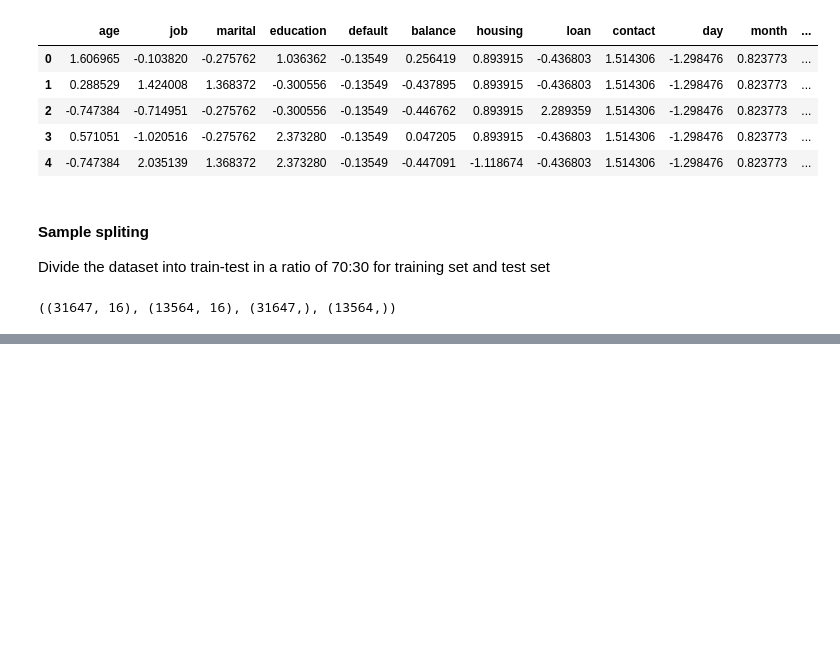
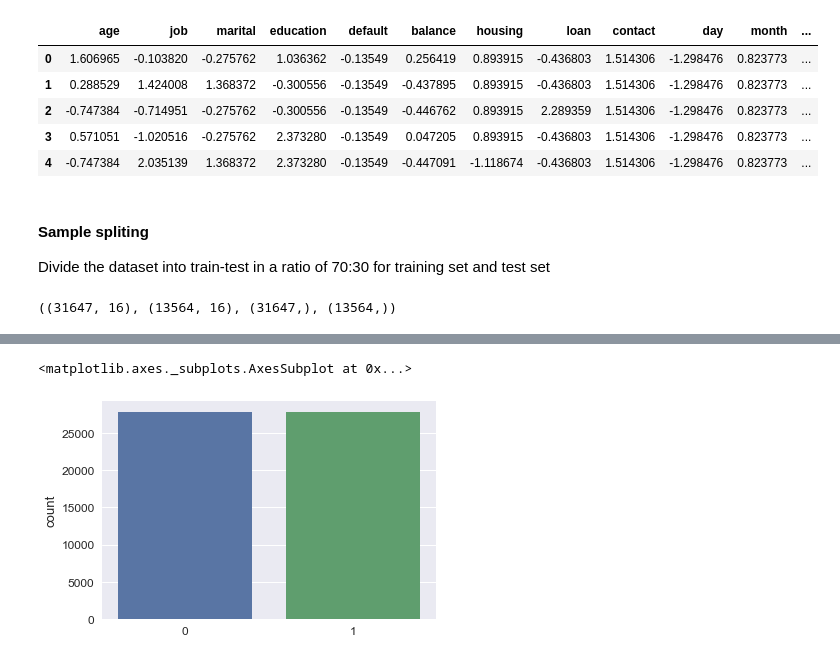
Before and after one commit to theakshaydas/PGP-AIML, a Jupyter notebook: CaseStudies/06-EnsembleMethod-TermDepositSale/Ensemble Methods - Term Deposit Sale.ipynb, the cells around one changed output, grey strips where cells are left out. Cells and saved outputs as stored; diff of their text form; code cells hidden in the pictures; blank space fills up the shorter version.

```diff
--- a/CaseStudies/06-EnsembleMethod-TermDepositSale/Ensemble Methods - Term Deposit Sale.ipynb
+++ b/CaseStudies/06-EnsembleMethod-TermDepositSale/Ensemble Methods - Term Deposit Sale.ipynb
@@ -480,0 +433,6 @@ X_train.shape, X_test.shape, y_train.shape, y_test.shape
+# %%
+# Check the frequency distribution of 'No (0)' vs 'Yes (1)' after applying SMOTE
+sns.countplot(y_train_resample)
+# %% [output]
+<matplotlib.axes._subplots.AxesSubplot at 0x...>
+[figure, added]
```
Also changed, not shown: parts of 42 cells of this notebook, 1 other file.
